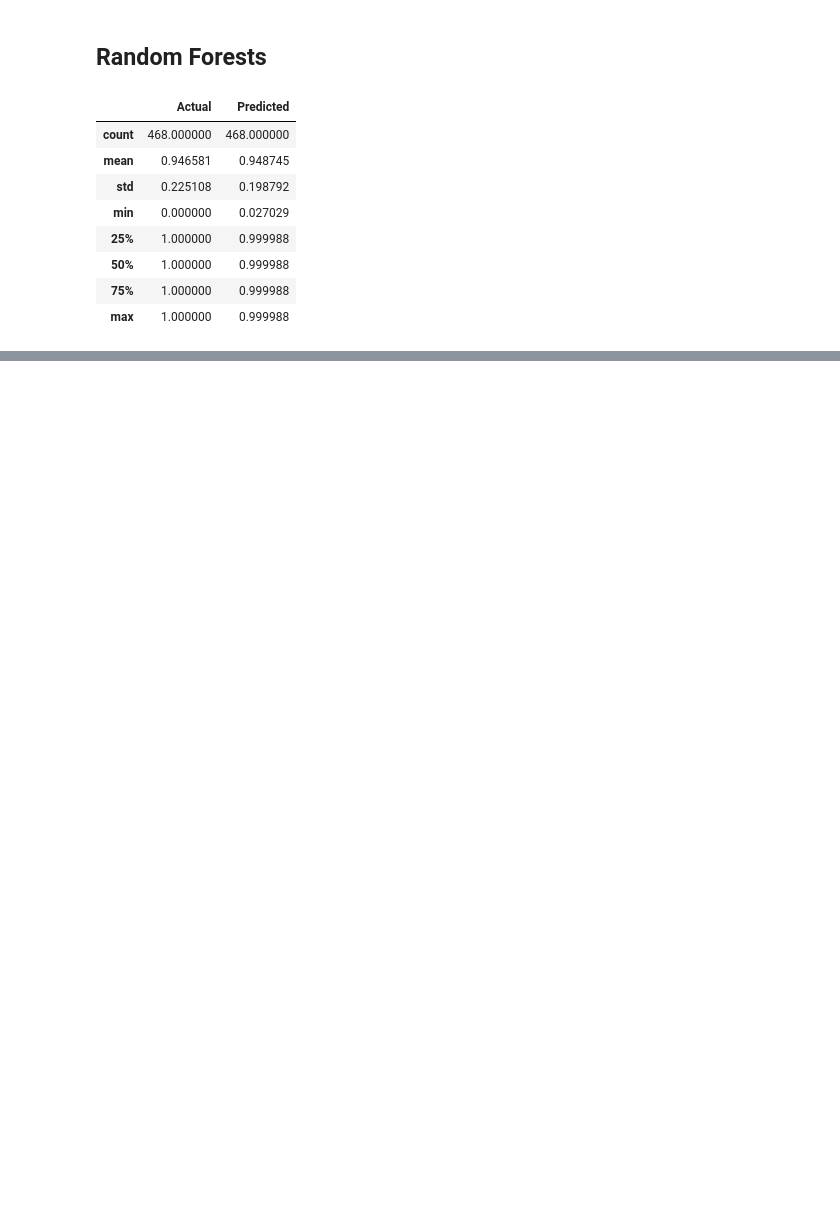
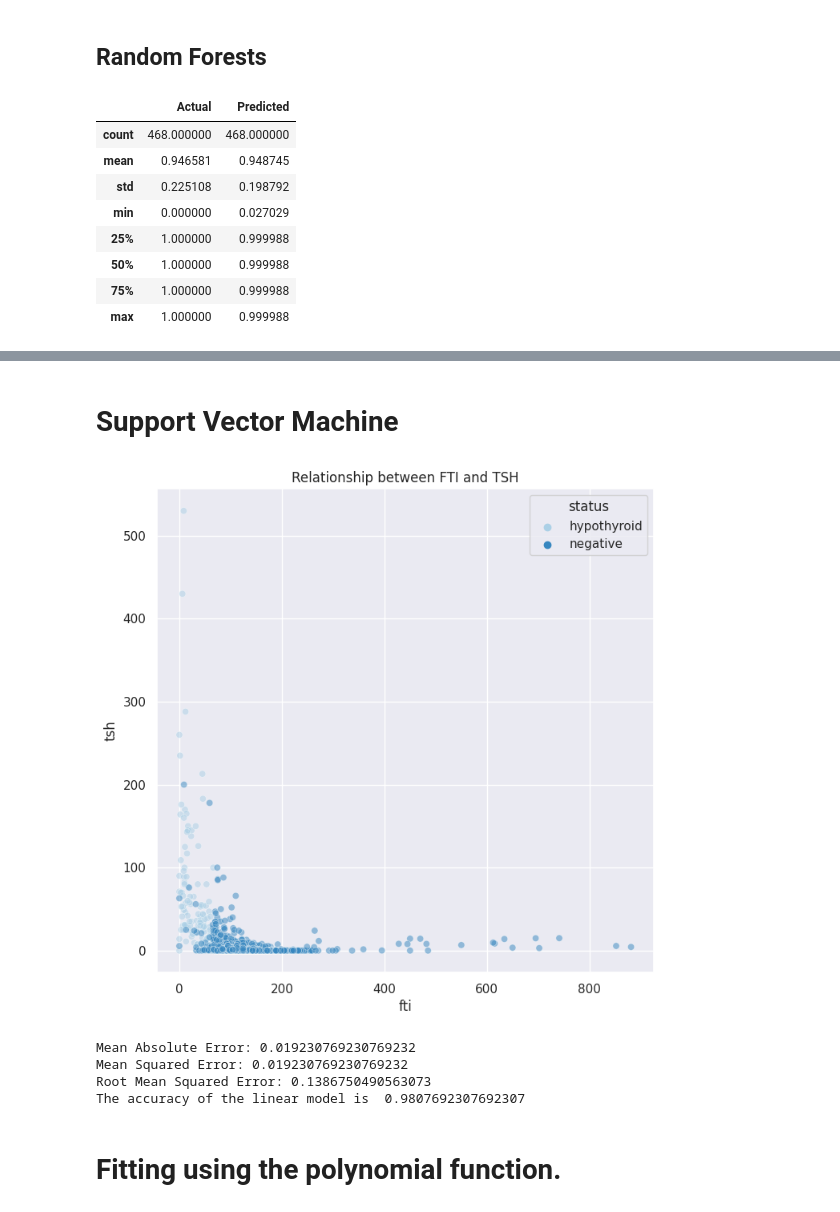
Before and after one commit to tiffanyndanu/Hypothyroidism, a Jupyter notebook: Hypothyridism.ipynb, the cells around one changed output, grey strips where cells are left out. Saved outputs shown, nothing was run; the diff lists cells and outputs as text; code cells hidden in the pictures; blank space fills up the shorter version.

```diff
--- a/Hypothyridism.ipynb
+++ b/Hypothyridism.ipynb
@@ -739,0 +849,58 @@ comparison_frame.describe()
+# %% [markdown]
+# Support Vector Machine
+# %%
+#Visualizing the relation of important features in the data
+plt.figure(figsize=(8,8), dpi=100)
+sns.scatterplot(x='fti', y='tsh', hue='status', alpha=0.5, data=Hyp, palette='Blues')
+plt.title('Relationship between FTI and TSH');
+# %% [output]
+[figure, added]
+# %%
+#Fitting the model using a linear function
+# split the data into x and y
+X = Hyp[['tsh', 'fti', 'on_antithyroid_medication', 'on_antithyroid_medication', 't3', 'age']]
+y = np.where(Hyp['status']=='hypothyroid',0,1)
+
+
+# standardizing the data
+from sklearn.preprocessing import StandardScaler
+
+from sklearn import preprocessing
+
+scaler = StandardScaler()
+
+scaler.fit_transform(X)
+
+# normalizing the data
+
+X = preprocessing.normalize(X)
+
+# splitting the data into training data and testing data. We will train using 80% of the data
+
+X_train, X_test, y_train, y_test = train_test_split(X, y, test_size = 0.2, random_state = 0)
+
+# fitting the model into the data
+
+model = SVC(kernel='linear')
+
+lin_model = model.fit(X_train,y_train)
+
+# making prediction
+y_pred = model.predict(X_test)
+
+# checking the accuracy of the model
+# Evaluating the Algorithm
+# ---
+#
+from sklearn import metrics
+print('Mean Absolute Error:', metrics.mean_absolute_error(y_test, y_pred))
+print('Mean Squared Error:', metrics.mean_squared_error(y_test, y_pred))
+print('Root Mean Squared Error:', np.sqrt(metrics.mean_squared_error(y_test, y_pred)))
+print('The accuracy of the linear model is ', accuracy_score(y_test, y_pred))
+# %% [output]
+Mean Absolute Error: 0.019230769230769232
+Mean Squared Error: 0.019230769230769232
+Root Mean Squared Error: 0.1386750490563073
+The accuracy of the linear model is  0.9807692307692307
+# %% [markdown]
+# Fitting using the polynomial function.
```
Also changed, not shown: parts of 15 cells of this notebook.
